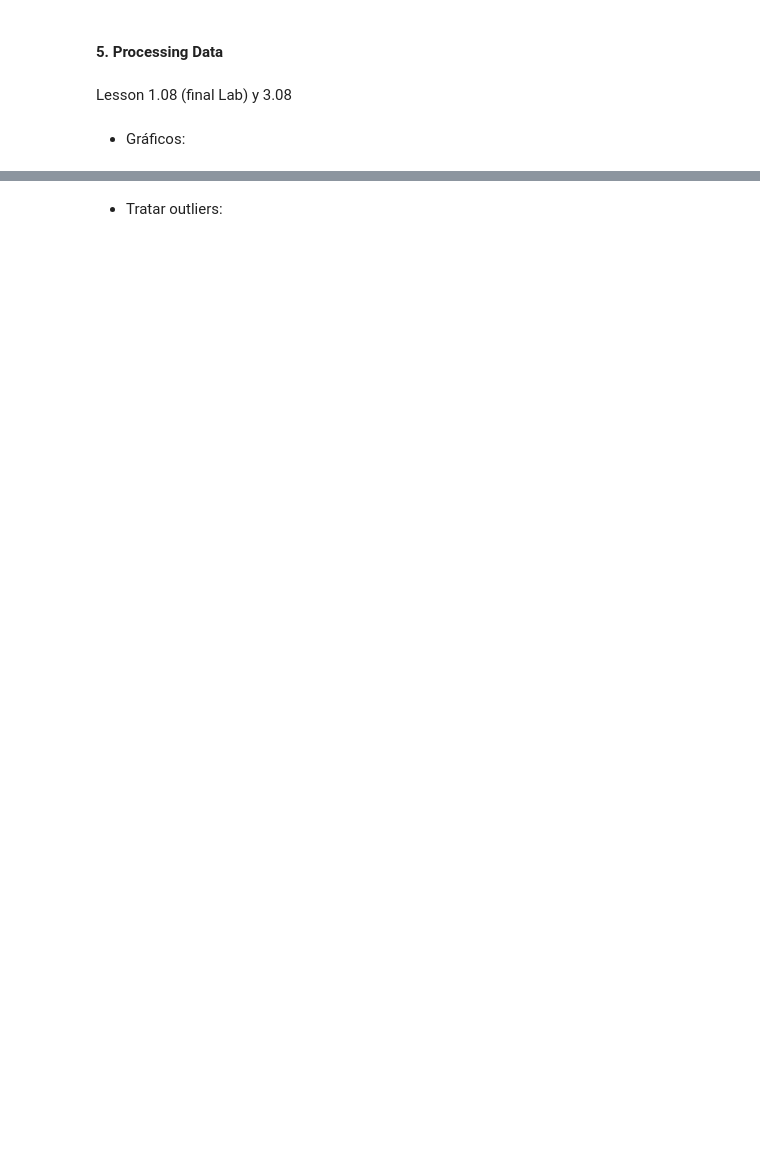
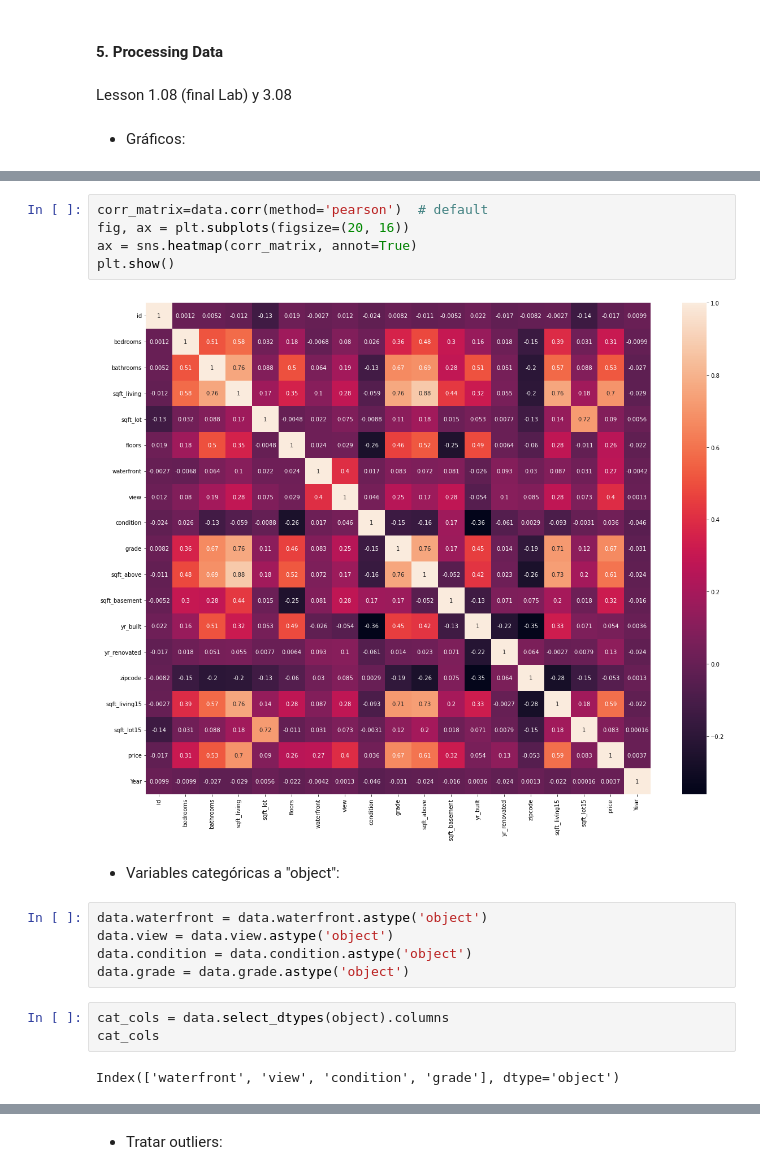
Before and after one commit to cristinagarciag99/Lessons, a Jupyter notebook: unit_5/regression/1. Data Cleaning - Python.ipynb, the cells around one changed output, grey strips where cells are left out. Saved outputs shown, nothing was run; the diff lists cells and outputs as text; blank space fills up the shorter version.

```diff
--- a/unit_5/regression/1. Data Cleaning - Python.ipynb
+++ b/unit_5/regression/1. Data Cleaning - Python.ipynb
@@ -241,0 +368,19 @@ for col in numericals.columns:
+# %%
+corr_matrix=data.corr(method='pearson')  # default
+fig, ax = plt.subplots(figsize=(20, 16))
+ax = sns.heatmap(corr_matrix, annot=True)
+plt.show()
+# %% [output]
+[figure, added]
+# %% [markdown]
+- Variables categóricas a "object":
+# %%
+data.waterfront = data.waterfront.astype('object')
+data.view = data.view.astype('object')
+data.condition = data.condition.astype('object')
+data.grade = data.grade.astype('object')
+# %%
+cat_cols = data.select_dtypes(object).columns
+cat_cols
+# %% [output]
+Index(['waterfront', 'view', 'condition', 'grade'], dtype='object')
```
Also changed, not shown: parts of 27 cells of this notebook, 2 other files.
